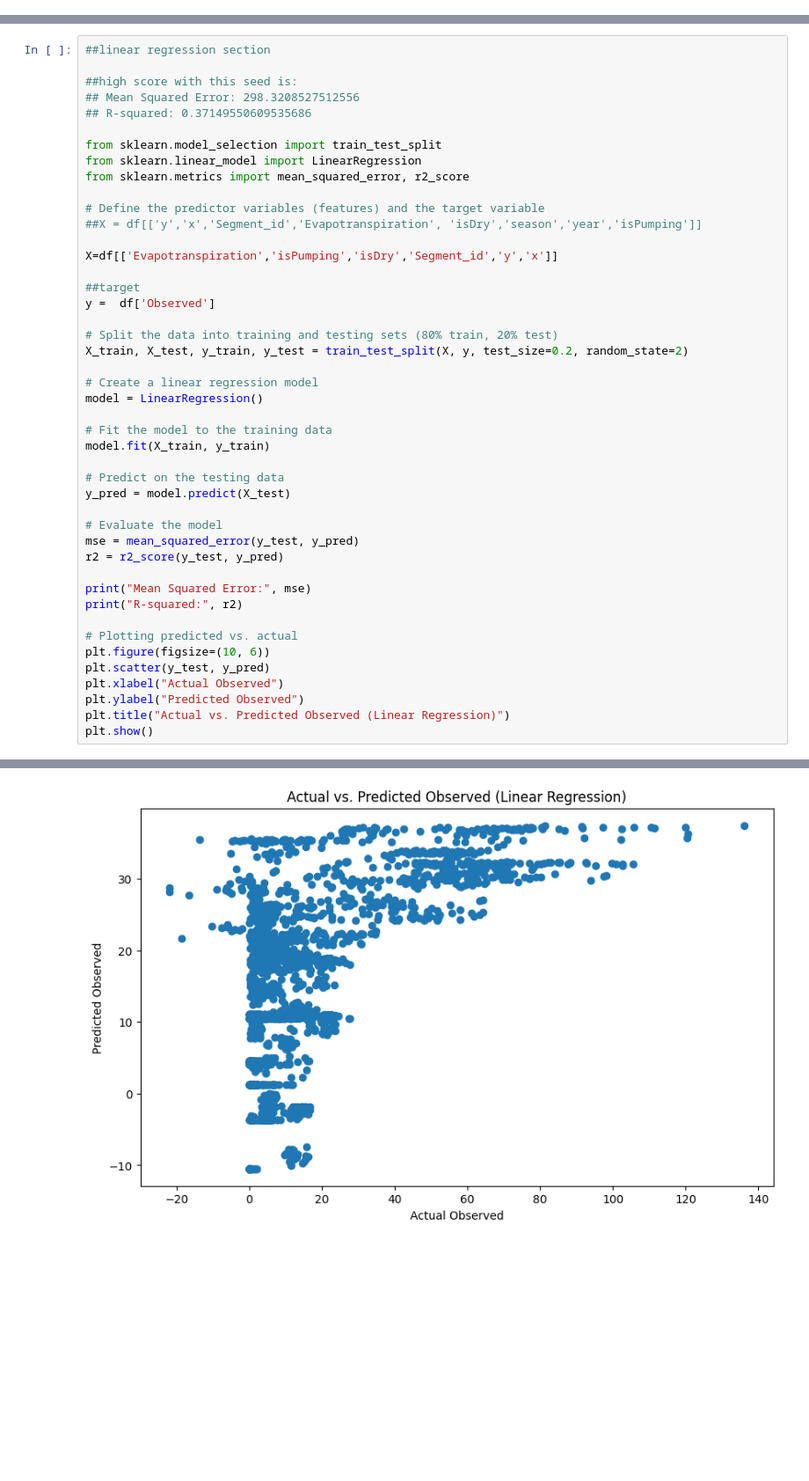
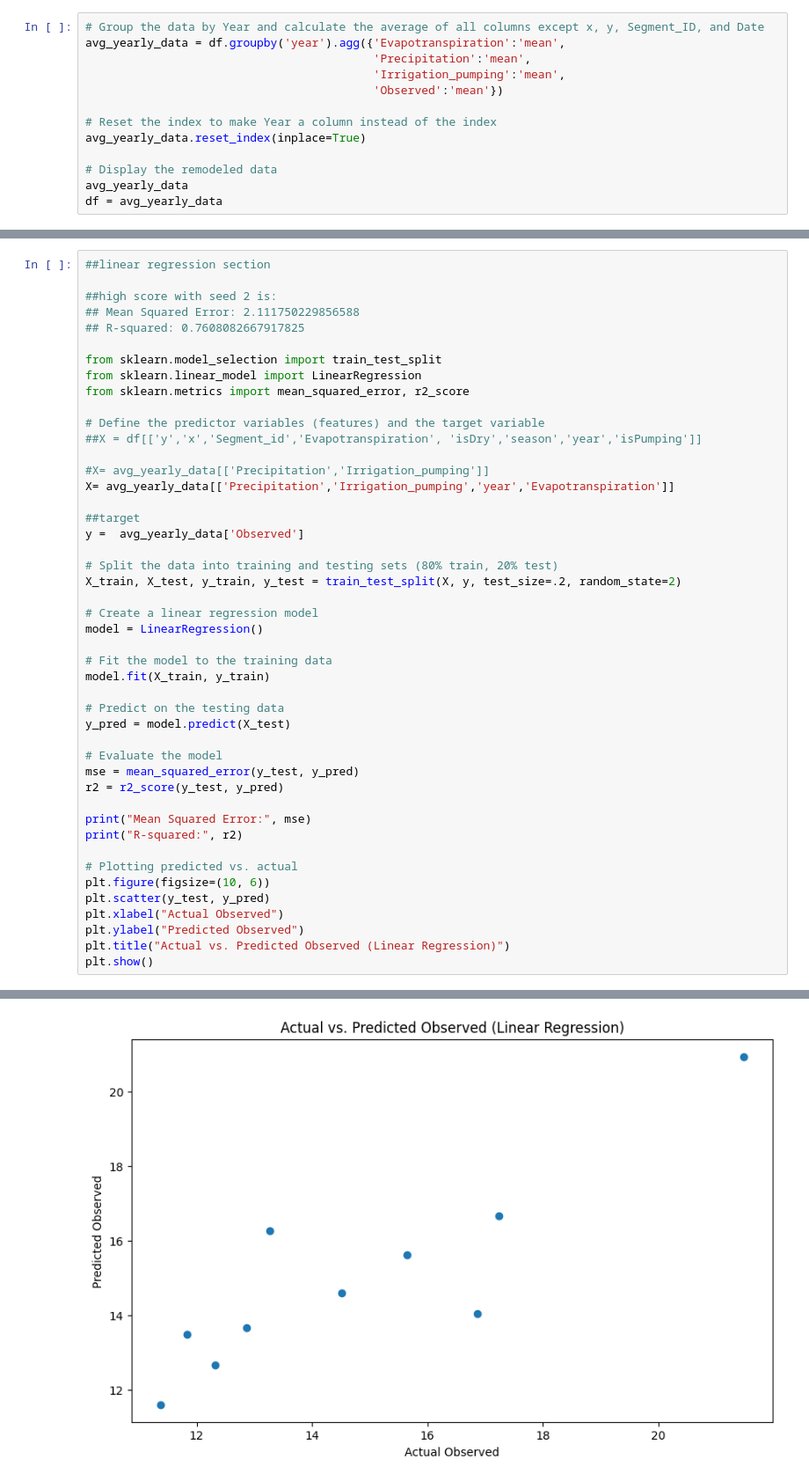
Before and after one commit to Logsterx7/cs5830_project6, a Jupyter notebook: project6.ipynb, the cells around one changed output, grey strips where cells are left out. Shown: that part at 88% size. Drawn from its saved outputs; the diff is of its cells as text; blank space fills up the shorter version.

```diff
--- a/project6.ipynb
+++ b/project6.ipynb
@@ -76,6 +85,19 @@ df
 | 15589 | 721902 | 98 | 721870 | 14387040 | 0.00 | 0.00 | 0.0 | ... |
 | 15590 | 721933 | 98 | 721870 | 14387040 | 0.00 | 0.00 | 0.0 | ... |
 12672 rows × 16 columns
+# %%
+# Group the data by Year and calculate the average of all columns except x, y, Segment_ID, and Date
+avg_yearly_data = df.groupby('year').agg({'Evapotranspiration':'mean',
+                                          'Precipitation':'mean',
+                                          'Irrigation_pumping':'mean',
+                                          'Observed':'mean'})
+
+# Reset the index to make Year a column instead of the index
+avg_yearly_data.reset_index(inplace=True)
+
+# Display the remodeled data
+avg_yearly_data
+df = avg_yearly_data
 # %%
 ##display scatter plots for values
 fig, axs = plt.subplots(1, 3, sharey=True)
@@ -103,9 +122,9 @@ sns.scatterplot(data=df,x='x',y='y')
 # %%
 ##linear regression section
 
-##high score with this seed is:
-## Mean Squared Error: 298.3208527512556
-## R-squared: 0.37149550609535686
+##high score with seed 2 is:
+## Mean Squared Error: 2.111750229856588
+## R-squared: 0.7608082667917825
 
 from sklearn.model_selection import train_test_split
 from sklearn.linear_model import LinearRegression
@@ -114,13 +133,14 @@ from sklearn.metrics import mean_squared_error, r2_score
 # Define the predictor variables (features) and the target variable
 ##X = df[['y','x','Segment_id','Evapotranspiration', 'isDry','season','year','isPumping']]
 
-X=df[['Evapotranspiration','isPumping','isDry','Segment_id','y','x']]
+#X= avg_yearly_data[['Precipitation','Irrigation_pumping']]
+X= avg_yearly_data[['Precipitation','Irrigation_pumping','year','Evapotranspiration']]
 
 ##target
-y =  df['Observed']
+y =  avg_yearly_data['Observed']
 
 # Split the data into training and testing sets (80% train, 20% test)
-X_train, X_test, y_train, y_test = train_test_split(X, y, test_size=0.2, random_state=2)
+X_train, X_test, y_train, y_test = train_test_split(X, y, test_size=.2, random_state=2)
 
 # Create a linear regression model
 model = LinearRegression()
@@ -151 +171 @@ R-squared: 0.37149550609535686
-[figure, old version]
+[figure, new version]
```
Also changed, not shown: parts of 14 cells of this notebook.
